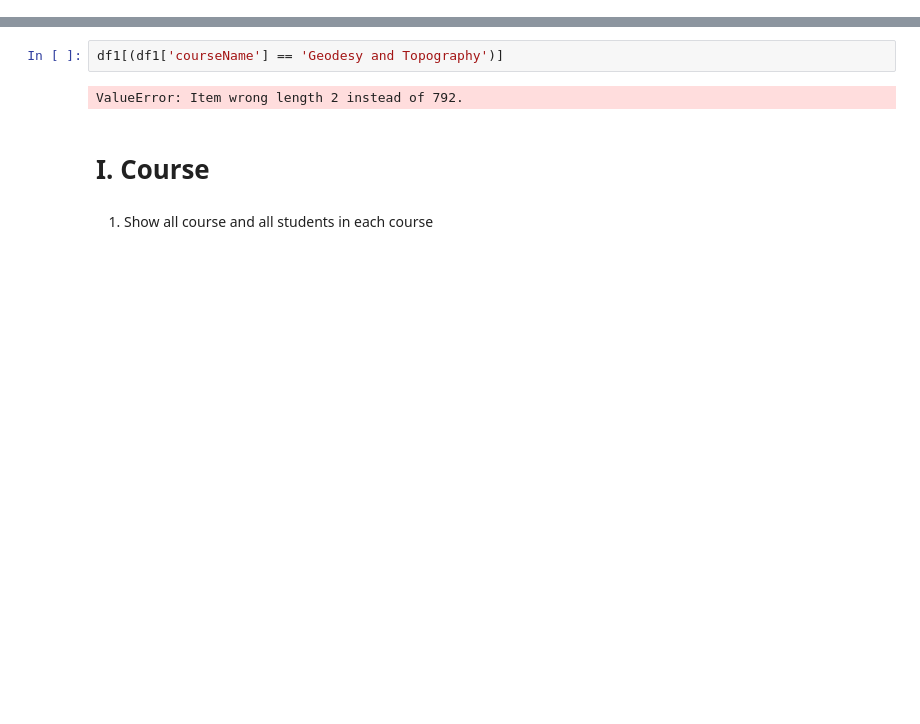
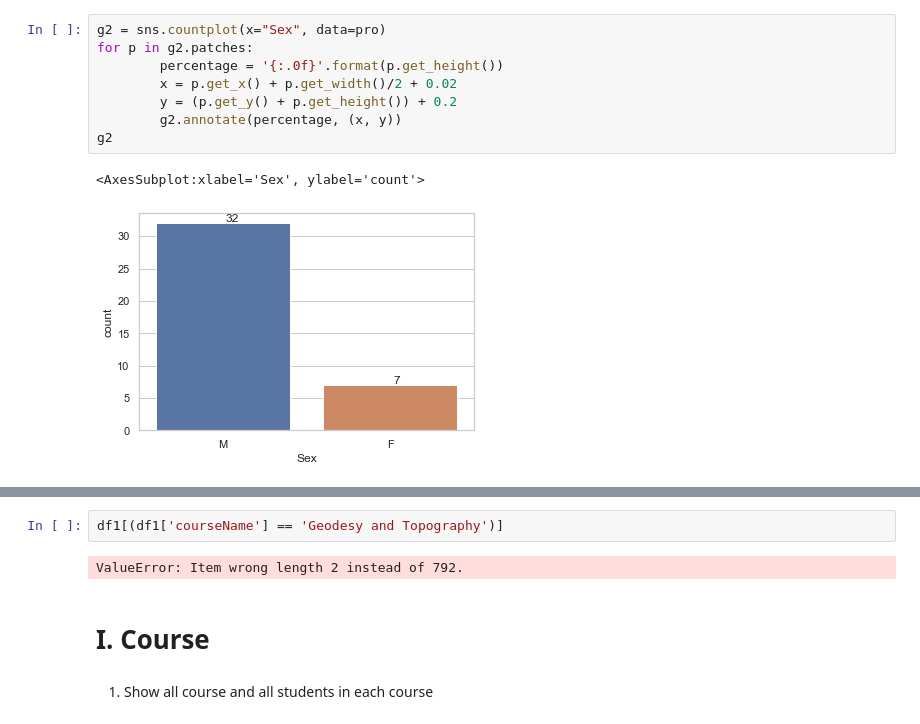
Before and after one commit to VIRAK33/Streamlit, a Jupyter notebook: I5Project_Data visualization.ipynb, the cells around one changed output, grey strips where cells are left out. Saved outputs shown, nothing was run; the diff lists cells and outputs as text; blank space fills up the shorter version.

```diff
--- a/I5Project_Data visualization.ipynb
+++ b/I5Project_Data visualization.ipynb
@@ -23,0 +175,11 @@ df1
+# %%
+g2 = sns.countplot(x="Sex", data=pro)
+for p in g2.patches:
+        percentage = '{:.0f}'.format(p.get_height())
+        x = p.get_x() + p.get_width()/2 + 0.02
+        y = (p.get_y() + p.get_height()) + 0.2
+        g2.annotate(percentage, (x, y))
+g2
+# %% [output]
+<AxesSubplot:xlabel='Sex', ylabel='count'>
+[figure, added]
```
Also changed, not shown: parts of 18 cells of this notebook, 27 other files.
